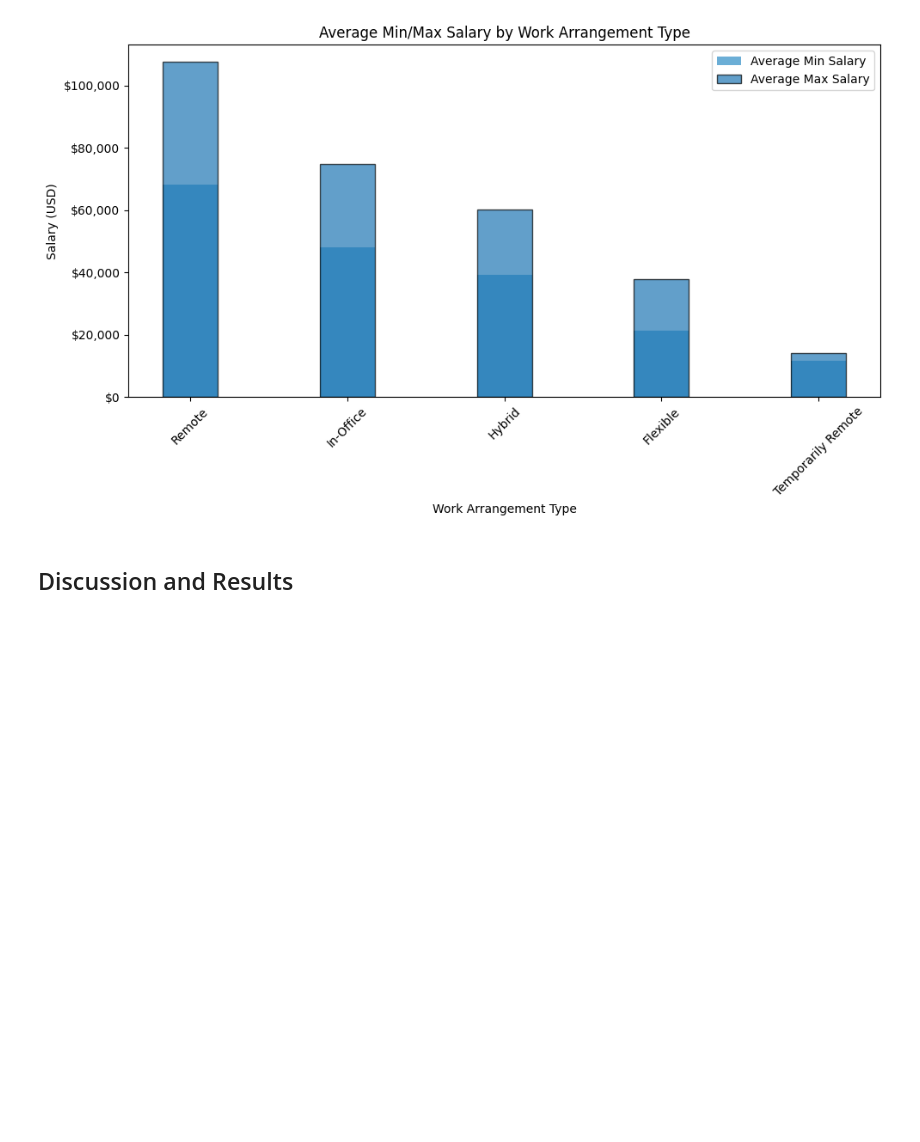
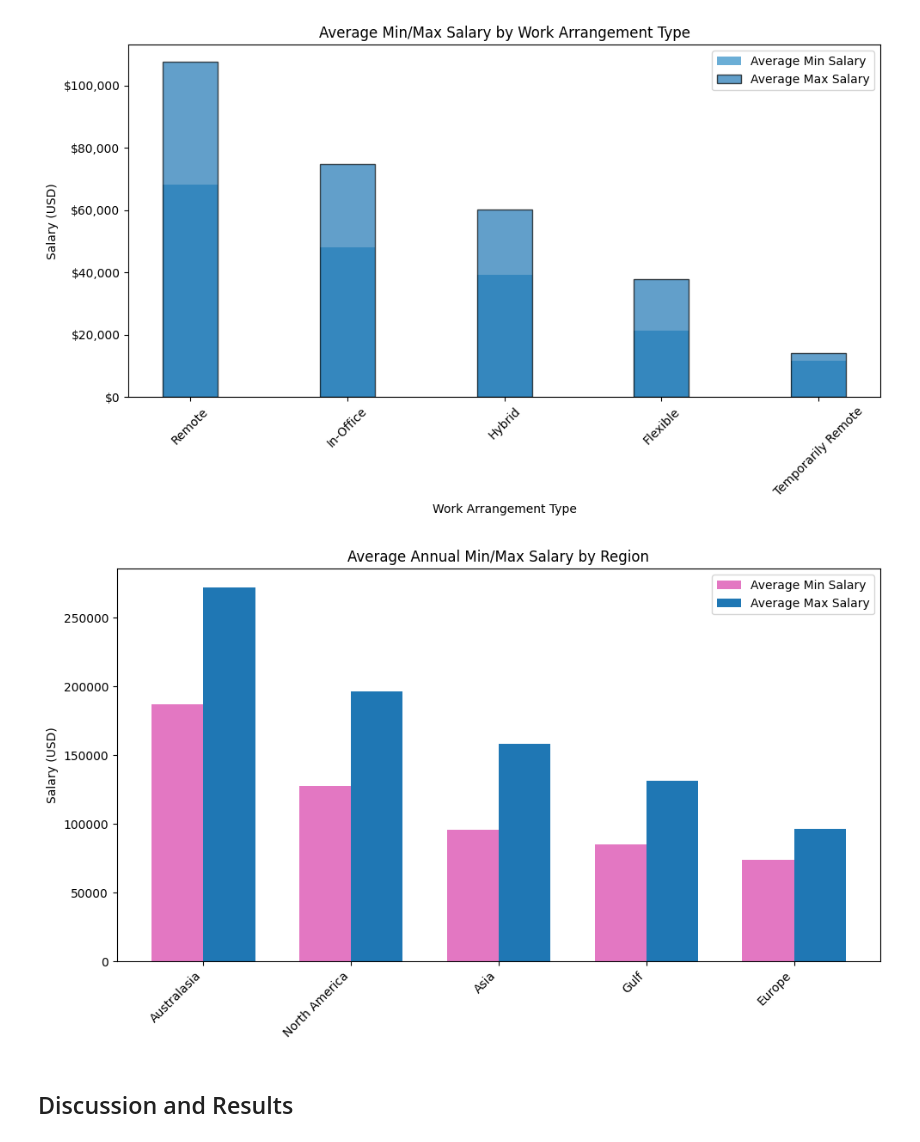
Before and after one commit to tumibytes/cis9650-project03, a Jupyter notebook: term_project_starter.ipynb, the cells around one changed output. Saved outputs shown, nothing was run; the diff lists cells and outputs as text; code cells hidden in the pictures; blank space fills up the shorter version.

```diff
--- a/term_project_starter.ipynb
+++ b/term_project_starter.ipynb
@@ -460,6 +460,55 @@ Hybrid               $39,144.59   $60,155.99
 Flexible             $21,229.39   $37,824.65
 Temporarily Remote   $11,666.67   $14,000.00
 [figure]
+# %%
+import matplotlib.pyplot as plt
+import pandas as pd
+import numpy as np
+
+# 1. Make a smaller dataset with just region + salaries
+sal = df_flat[["region", "minSalary", "maxSalary"]].copy()
+
+# 2. Clean salary columns (very simple)
+for col in ["minSalary", "maxSalary"]:
+    sal[col] = pd.to_numeric(sal[col], errors="coerce")
+    sal.loc[sal[col] == 0, col] = np.nan   # remove zeros
+
+# 3. Compute the average salaries per region
+region_avg = (
+    sal.dropna(subset=["region", "maxSalary"])
+       .groupby("region")[["minSalary", "maxSalary"]]
+       .mean()
+       .sort_values("maxSalary", ascending=False)
+)
+
+# Extract into lists (exactly like the fruit example)
+regions     = region_avg.index.tolist()
+min_values  = region_avg["minSalary"].tolist()
+max_values  = region_avg["maxSalary"].tolist()
+
+
+# 4. Plot using the same style as the fruit template
+fig, ax = plt.subplots(figsize=(10, 6))
+
+x = np.arange(len(regions))  # positions for the bars
+width = 0.35               # bar width
+
+# Bars for min and max salary
+bars_min = ax.bar(x - width/2, min_values, width, label='Average Min Salary', color='tab:pink')
+bars_max = ax.bar(x + width/2, max_values, width, label='Average Max Salary', color='tab:blue')
+
+# Labels & title (just like the template)
+ax.set_ylabel("Salary (USD)")
+ax.set_title("Average Annual Min/Max Salary by Region")
+ax.set_xticks(x)
+ax.set_xticklabels(regions, rotation=45, ha="right")
+ax.legend()
+
+
+plt.tight_layout()
+plt.show()
+# %% [output]
+[figure, added]
 # %% [markdown]
 ## Discussion and Results
 # %% [markdown]
```
Also changed, not shown: parts of 4 cells of this notebook.
